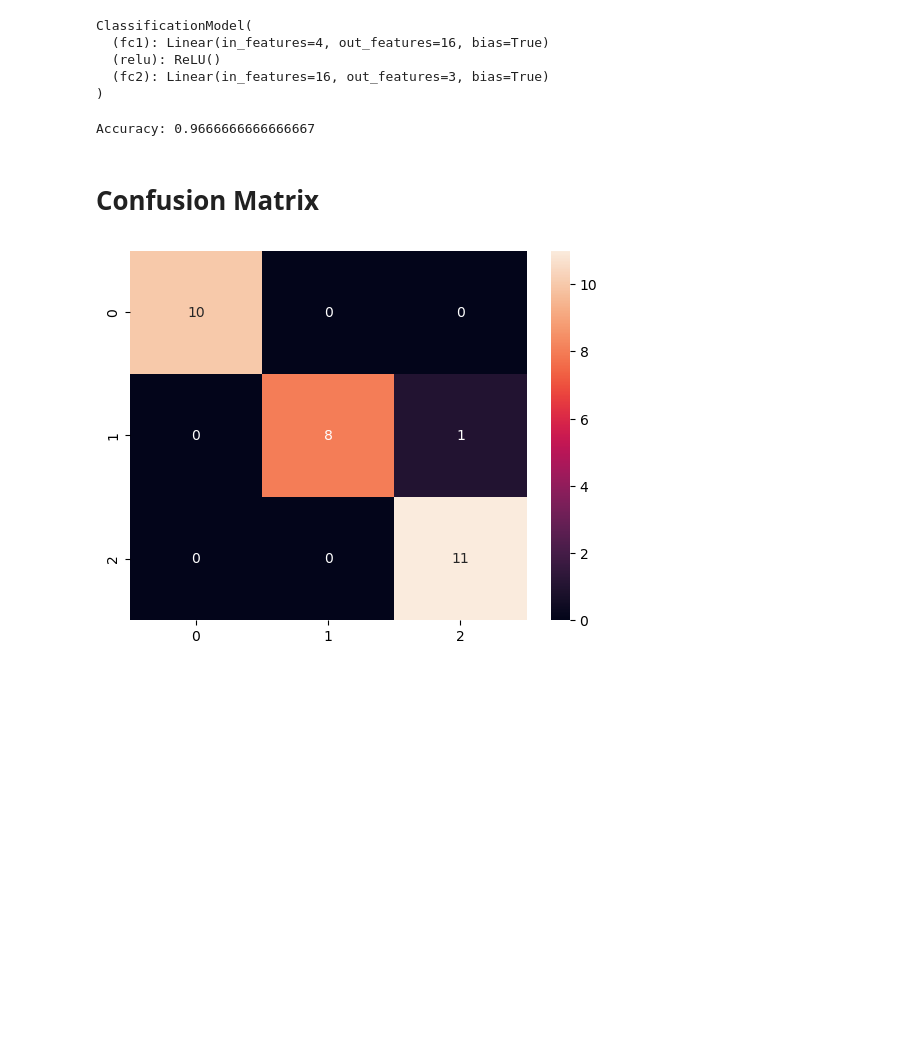
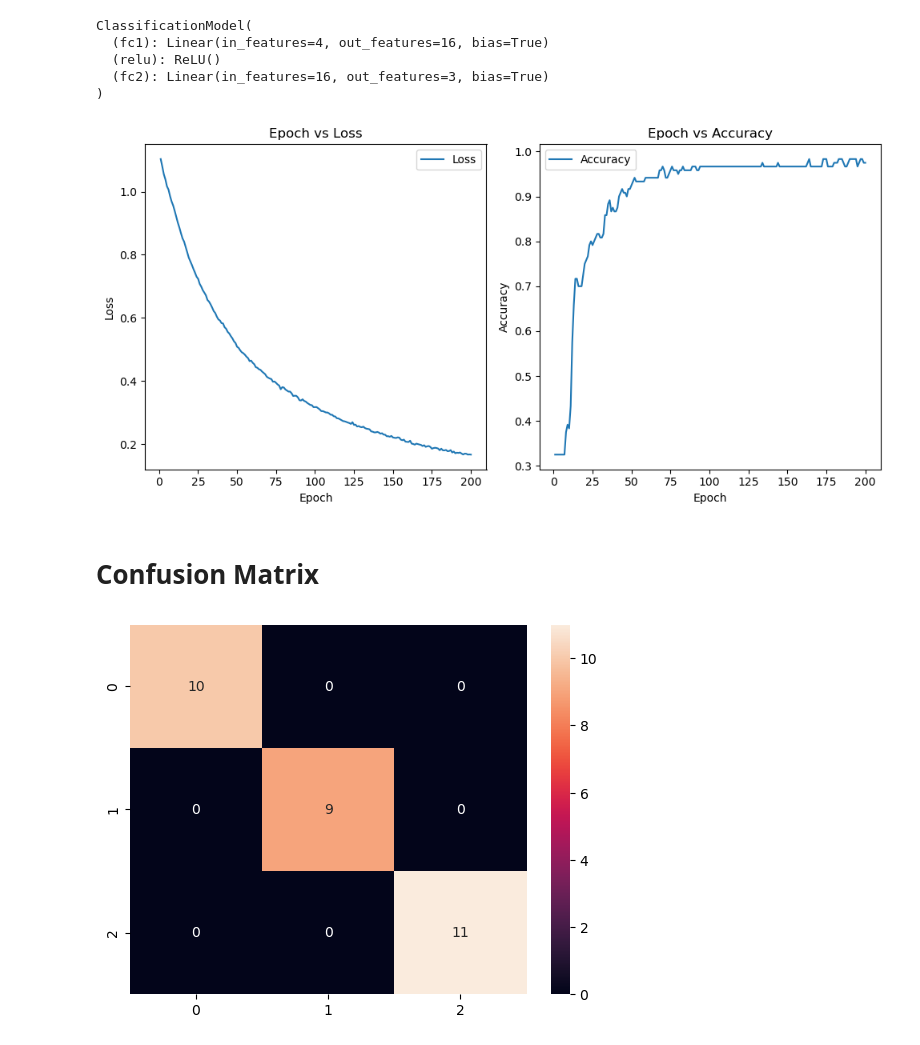
Before and after one commit to Tuchsanai/DL-FOR-COMPUTER-VISION, a Jupyter notebook: week05/a/MulticlassClassification.ipynb, the cells around one changed output. Drawn from its saved outputs; the diff is of its cells as text; code cells hidden in the pictures; blank space fills up the shorter version.

```diff
--- a/week05/a/MulticlassClassification.ipynb
+++ b/week05/a/MulticlassClassification.ipynb
@@ -153,37 +153,63 @@ ClassificationModel(
   (fc2): Linear(in_features=16, out_features=3, bias=True)
 )
 # %%
+import matplotlib.pyplot as plt
 
+
+# Create an instance of the model
+model = ClassificationModel(input_size, hidden_size, num_classes)
 
 # Define the loss function and optimizer
 criterion = nn.CrossEntropyLoss()
 optimizer = torch.optim.Adam(model.parameters(), lr=0.001)
 
 # Train the model
-num_epochs = 100
+num_epochs = 200
+losses = []
+accuracies = []
+
 for epoch in range(num_epochs):
+    epoch_losses = []
+    correct = 0
+    total = 0
+
     for inputs, labels in train_loader:
         optimizer.zero_grad()
         outputs = model(inputs)
         loss = criterion(outputs, labels)
         loss.backward()
         optimizer.step()
+        epoch_losses.append(loss.item())
 
-# Evaluate the model
-model.eval()
-with torch.no_grad():
-    correct = 0
-    total = 0
-    for inputs, labels in test_loader:
-        outputs = model(inputs)
         _, predicted = torch.max(outputs.data, 1)
         total += labels.size(0)
         correct += (predicted == labels).sum().item()
 
-accuracy = correct / total
-print(f"Accuracy: {accuracy}")
+    accuracy = correct / total
+    accuracies.append(accuracy)
+    losses.append(sum(epoch_losses) / len(epoch_losses))
+
+# Plot epoch vs loss
+plt.figure(figsize=(10, 5))
+plt.subplot(1, 2, 1)
+plt.plot(range(1, num_epochs+1), losses, label='Loss')
+plt.xlabel('Epoch')
+plt.ylabel('Loss')
+plt.title('Epoch vs Loss')
+plt.legend()
+
+# Plot epoch vs accuracy
+plt.subplot(1, 2, 2)
+plt.plot(range(1, num_epochs+1), accuracies, label='Accuracy')
+plt.xlabel('Epoch')
+plt.ylabel('Accuracy')
+plt.title('Epoch vs Accuracy')
+plt.legend()
+
+plt.tight_layout()
+plt.show()
 # %% [output]
-Accuracy: 0.9666666666666667
+[figure, added]
 # %% [markdown]
 # Confusion Matrix
 # %%
@@ -206,4 +232,4 @@ cm = confusion_matrix(all_labels, all_preds)
 sns.heatmap(cm, annot=True)
 plt.show()
 # %% [output]
-[figure, old version]
+[figure, new version]
```
